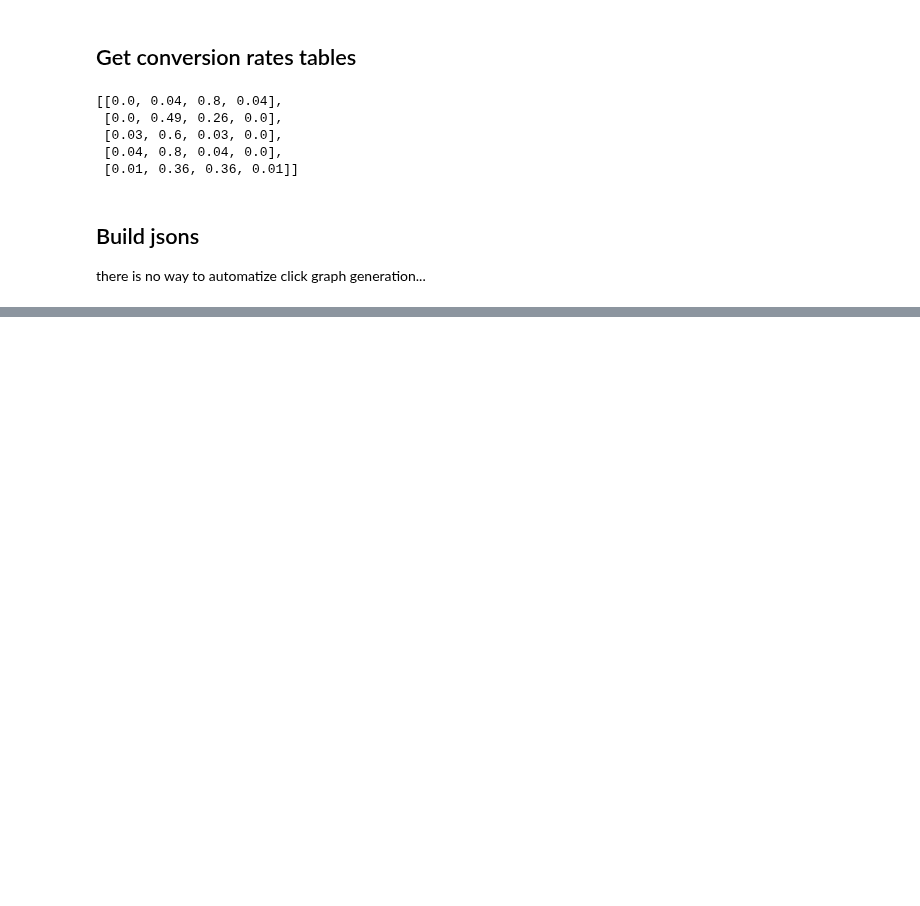
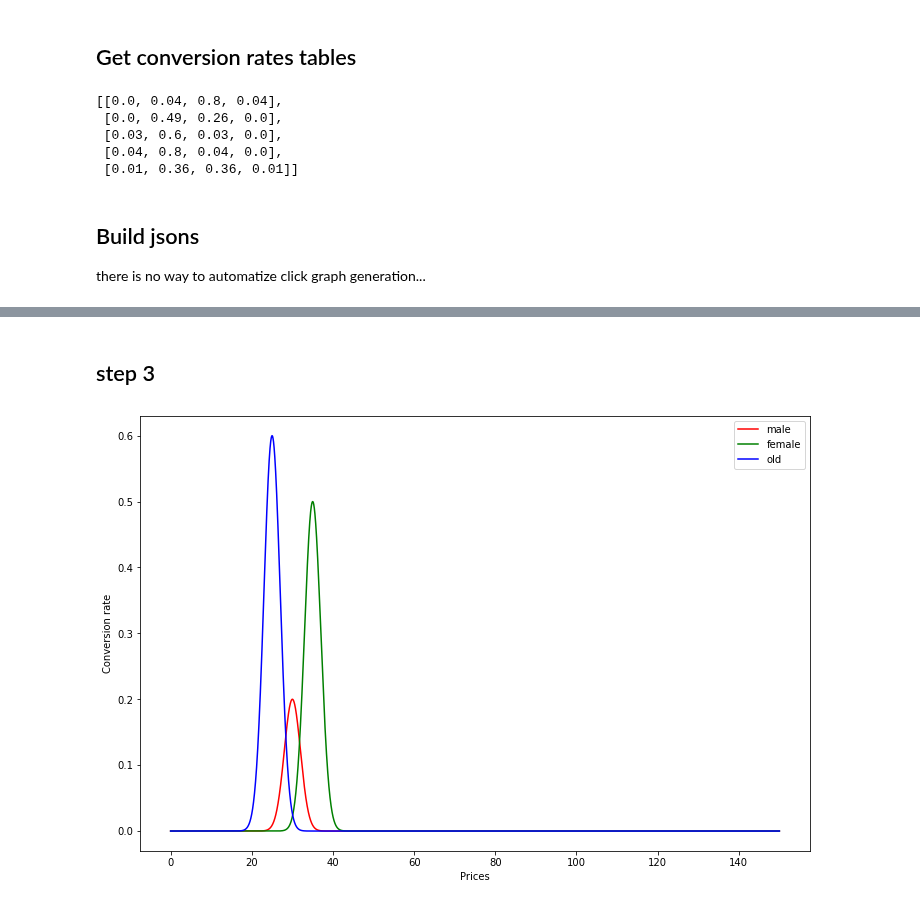
Before and after one commit to VladMarianCimpeanu/OLA_project, a Jupyter notebook: customers_parameters.ipynb, the cells around one changed output, grey strips where cells are left out. Saved outputs shown, nothing was run; the diff lists cells and outputs as text; code cells hidden in the pictures; blank space fills up the shorter version.

```diff
--- a/customers_parameters.ipynb
+++ b/customers_parameters.ipynb
@@ -472,0 +554,24 @@ with open(file_path, 'w') as outfile:
+# %% [markdown]
+## step 3
+# %%
+
+mu_13 = [65, 67, 72]
+sigma_13 = [2, 2, 2]
+scale_13 = [0.2, 0.5, 0.6]
+cv_13 = []
+cv_13.append(cv_curve(mu_1[0], sigma_1[0], prices, scale_13[0]))
+cv_13.append(cv_curve(mu_1[1], sigma_1[1], prices, scale_13[1]))
+cv_13.append(cv_curve(mu_1[2], sigma_1[2], prices, scale_13[2]))
+cv_13
+
+
+plt.figure(figsize=(12,8))
+plt.plot(prices, cv_13[0], color="red", label="male")
+plt.plot(prices, cv_13[1], color="green", label="female")
+plt.plot(prices, cv_13[2], color="blue", label="old")
+plt.xlabel("Prices")
+plt.ylabel("Conversion rate")
+plt.legend()
+plt.show()
+# %% [output]
+[figure, added]
```
Also changed, not shown: parts of 66 cells of this notebook, 4 other files.
